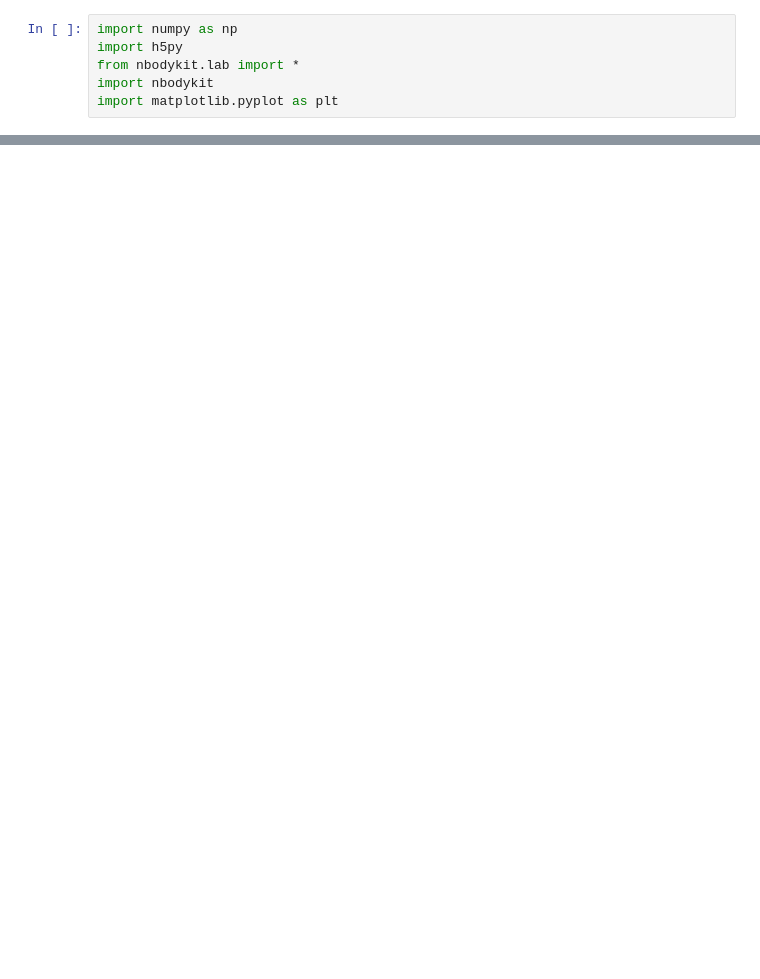
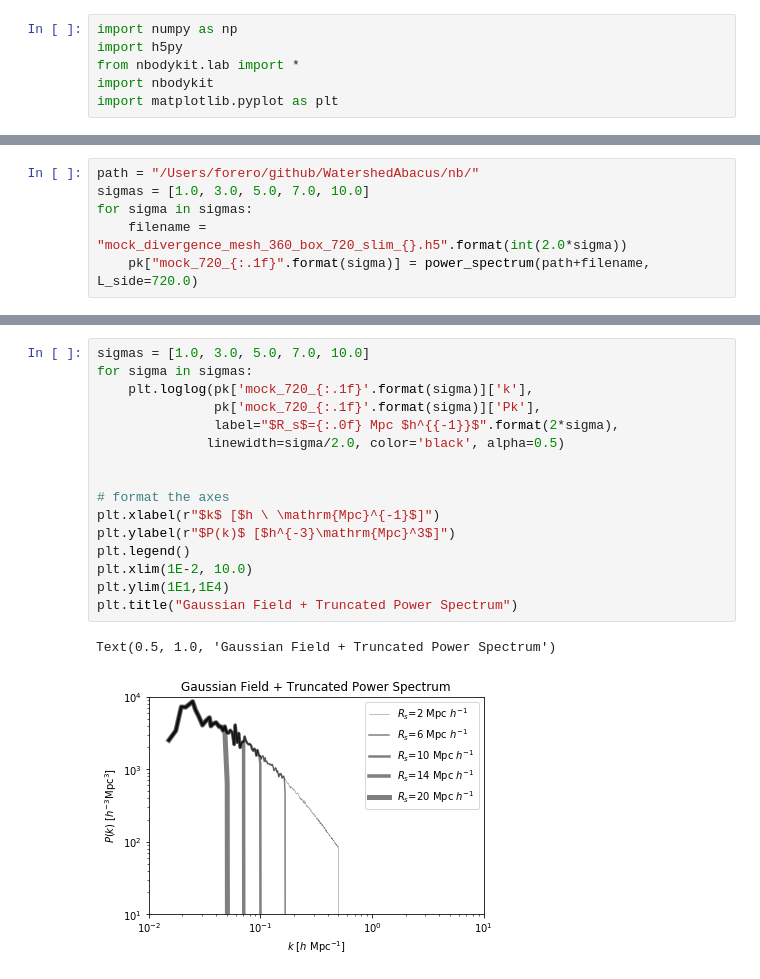
Before and after one commit to astroandes/WatershedDivergenceSuperclusters, a Jupyter notebook: nb/power_spectrum.ipynb, the cells around one changed output, grey strips where cells are left out. Drawn from its saved outputs; the diff is of its cells as text; blank space fills up the shorter version.

```diff
--- a/nb/power_spectrum.ipynb
+++ b/nb/power_spectrum.ipynb
@@ -55,0 +83,6 @@ plt.ylim(10,100000)
+# %%
+path = "/Users/forero/github/WatershedAbacus/nb/"
+sigmas = [1.0, 3.0, 5.0, 7.0, 10.0]
+for sigma in sigmas:
+    filename = "mock_divergence_mesh_360_box_720_slim_{}.h5".format(int(2.0*sigma))
+    pk["mock_720_{:.1f}".format(sigma)] = power_spectrum(path+filename, L_side=720.0)
@@ -55,0 +95,19 @@ plt.ylim(10,100000)
+# %%
+sigmas = [1.0, 3.0, 5.0, 7.0, 10.0]
+for sigma in sigmas:
+    plt.loglog(pk['mock_720_{:.1f}'.format(sigma)]['k'],
+               pk['mock_720_{:.1f}'.format(sigma)]['Pk'],
+               label="$R_s$={:.0f} Mpc $h^{{-1}}$".format(2*sigma),
+              linewidth=sigma/2.0, color='black', alpha=0.5)
+
+
+# format the axes
+plt.xlabel(r"$k$ [$h \ \mathrm{Mpc}^{-1}$]")
+plt.ylabel(r"$P(k)$ [$h^{-3}\mathrm{Mpc}^3$]")
+plt.legend()
+plt.xlim(1E-2, 10.0)
+plt.ylim(1E1,1E4)
+plt.title("Gaussian Field + Truncated Power Spectrum")
+# %% [output]
+Text(0.5, 1.0, 'Gaussian Field + Truncated Power Spectrum')
+[figure, added]
```
Also changed, not shown: parts of 12 cells of this notebook.
